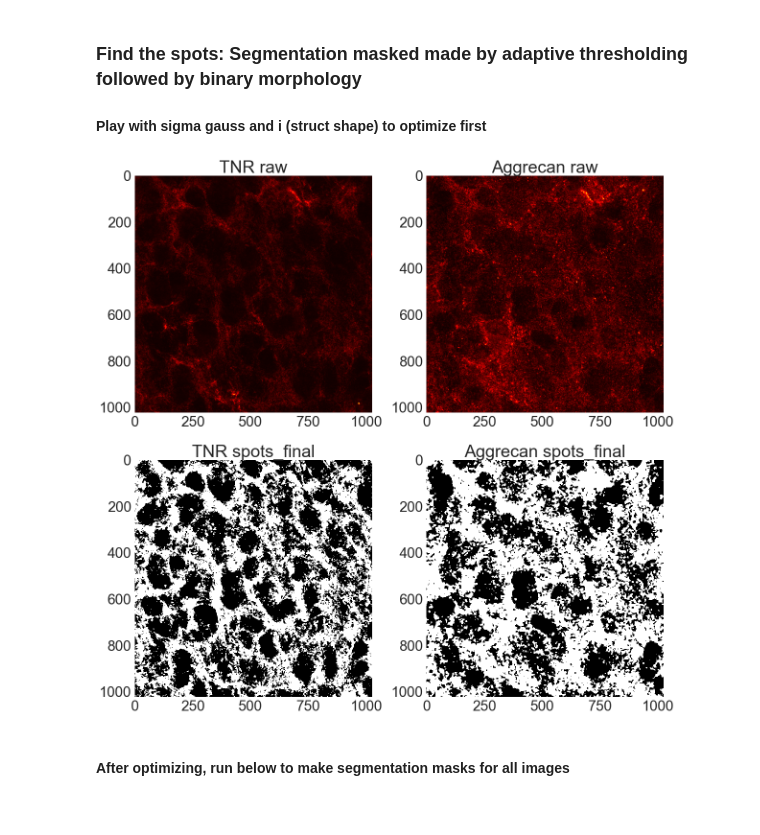
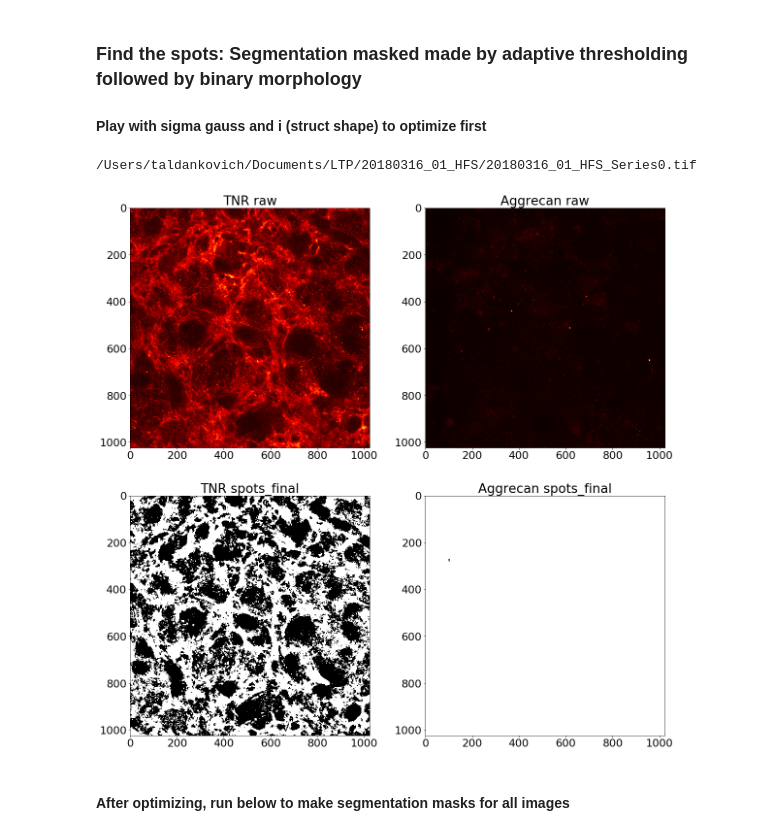
Before and after one commit to taldanko/Image_processing, a Jupyter notebook: SlicesManipulation_Analysis/SlicesManipulation_Analysis.ipynb, the cells around one changed output. Cells and saved outputs as stored; diff of their text form; code cells hidden in the pictures.

```diff
--- a/SlicesManipulation_Analysis/SlicesManipulation_Analysis.ipynb
+++ b/SlicesManipulation_Analysis/SlicesManipulation_Analysis.ipynb
@@ -78,0 +77,35 @@ for i in range(0,len(filelist)):
+# %%
+#run this to name the conditions after the containing folder names
+for i in range(0,len(filelist)):
+    if filelist[i].endswith(".tif") & ("60x" in str(filelist[i]))==True & (os.stat(filelist[i]).st_size<1048576)==True:
+        results["filename"].append(filelist[i])
+        results["exp condition"].append(filelist[i].split('/')[-2])
+        head, sep, tail = filelist[i].partition('_60x_')
+        head2, sep2, tail2 = head.partition('2018')
+        results["Slice_id"].append(tail2)
+# %%
+#run this to create pools HFS, LFS, Untreated
+for i in range(0,len(filelist)):
+    #print(filelist[i])
+
+    if filelist[i].endswith(".tif") & ("HFS" in str(filelist[i]))==True & os.stat(filelist[i]).st_size<1048576:
+        print('HFS')
+        results["filename"].append(filelist[i])
+        results["exp condition"].append('HFS')
+        head, sep, tail = filelist[i].partition('_60x_')
+        head2, sep2, tail2 = head.partition('2018')
+        results["Slice_id"].append(tail2)
+    elif filelist[i].endswith(".tif") & ("LFS" in str(filelist[i]))==True & os.stat(filelist[i]).st_size<1048576:
+        print('LFS')
+        results["filename"].append(filelist[i])
+        results["exp condition"].append('LFS')
+        head, sep, tail = filelist[i].partition('_60x_')
+        head2, sep2, tail2 = head.partition('2018')
+        results["Slice_id"].append(tail2)
+    elif filelist[i].endswith(".tif") & ("Untreated" in str(filelist[i]))==True & os.stat(filelist[i]).st_size<1048576:
+        print('Untrd')
+        results["filename"].append(filelist[i])
+        results["exp condition"].append('Untreated')
+        head, sep, tail = filelist[i].partition('_60x_')
+        head2, sep2, tail2 = head.partition('2018')
+        results["Slice_id"].append(tail2)
@@ -80,20 +131,21 @@ for i in range(0,len(filelist)):
 ### Find the spots: Segmentation masked made by adaptive thresholding followed by binary morphology
 #### Play with sigma gauss and i (struct shape) to optimize first
 # %%
-path=results['filename'][1]
+path=results['filename'][0]
+print(path)
 im = pims.open(path)
 TNR_image=im[TNR_channel_no-1]
 Aggrecan_image=im[Aggrecan_channel_no-1]
 
 sigmagauss_TNR=1 #Smoothing of TNR image
-sigmagauss_Aggrecan=2 #Smoothing of Aggrecan image
+sigmagauss_Aggrecan=5 #Smoothing of Aggrecan image
 
 TNR_smooth = ndi.filters.gaussian_filter(TNR_image,sigmagauss_TNR)
 Aggrecan_smooth = ndi.filters.gaussian_filter(Aggrecan_image,sigmagauss_Aggrecan)
 
 #adaptive thresholding - bg found by mean filter with SE
 i_TNR=151 #for SE of TNR image
-i_Aggrecan=301 #for SE of Aggrecan image
+i_Aggrecan=151 #for SE of Aggrecan image
 
 struct_TNR = (np.mgrid[:i_TNR,:i_TNR][0] - np.floor(i_TNR/2))**2 + (np.mgrid[:i_TNR,:i_TNR][1] - np.floor(i_TNR/2))**2 <= np.floor(i_TNR/2)**2
 struct_Aggrecan = (np.mgrid[:i_Aggrecan,:i_Aggrecan][0] - np.floor(i_Aggrecan/2))**2 + (np.mgrid[:i_Aggrecan,:i_Aggrecan][1] - np.floor(i_Aggrecan/2))**2 <= np.floor(i_Aggrecan/2)**2
@@ -115,34 +167,35 @@ pad_size = i+2 #pad the spots image to avoid artifacts at the edges
 padded_TNR_spots = np.pad(TNR_spots_holes_filled,pad_size,mode='reflect')
 padded_Aggrecan_spots = np.pad(Aggrecan_spots_holes_filled,pad_size,mode='reflect')
 TNR_spots_final = ndi.binary_closing(np.logical_not(padded_TNR_spots),structure=struct2)
 Aggrecan_spots_final = ndi.binary_closing(np.logical_not(padded_Aggrecan_spots),structure=struct2)
 #remove the padding from before
 TNR_spots_final = TNR_spots_final[pad_size:-pad_size,pad_size:-pad_size]
 Aggrecan_spots_final = Aggrecan_spots_final[pad_size:-pad_size,pad_size:-pad_size]'''
 
 fig=plt.figure(figsize=(20,20))
 fig.add_subplot(2,2,1)
 plt.imshow(TNR_image,interpolation='none',cmap='hot')
 plt.title('TNR raw')
 ax=plt.gca()
 ax.grid(color='none')
 fig.add_subplot(2,2,2)
 plt.imshow(Aggrecan_image,interpolation='none',cmap='hot')
 plt.title('Aggrecan raw')
 ax=plt.gca()
 ax.grid(color='none')
 fig.add_subplot(2,2,3)
 plt.imshow(TNR_spots_final,cmap='gray')
 plt.title('TNR spots_final')
 ax=plt.gca()
 ax.grid(color='none')
 fig.add_subplot(2,2,4)
 plt.imshow(Aggrecan_spots_final,cmap='gray')
 plt.title('Aggrecan spots_final')
 ax=plt.gca()
 ax.grid(color='none')
 # %% [output]
+/Users/taldankovich/Documents/LTP/20180316_01_HFS/20180316_01_HFS_Series0.tif
-[figure, old version]
+[figure, new version]
 # %% [markdown]
 #### After optimizing, run below to make segmentation masks for all images
 # %%
```
Also changed, not shown: parts of 10 cells of this notebook.
